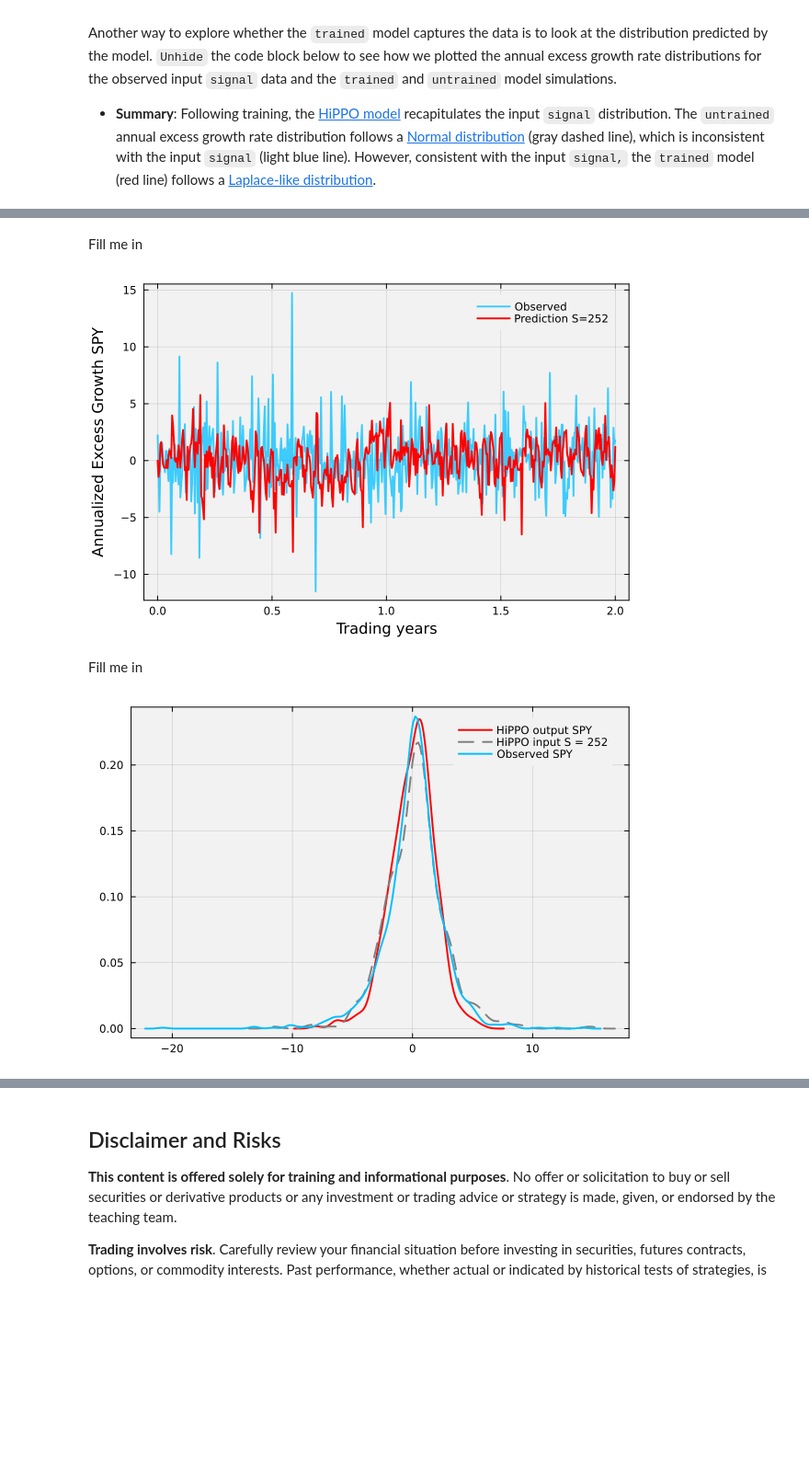
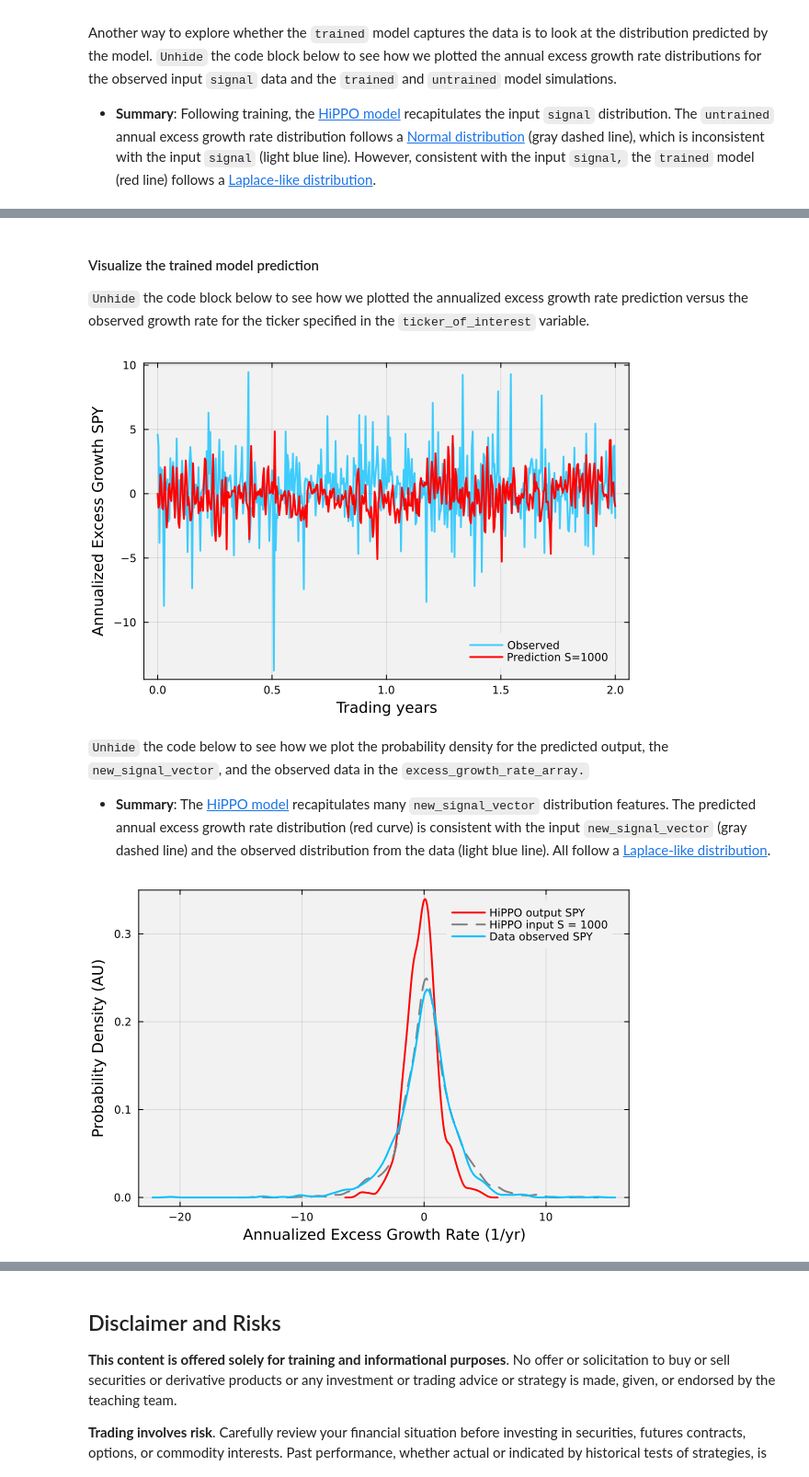
Before and after one commit to varnerlab/CHEME-130-eCornell-Repository, a Jupyter notebook: courses/CHEME-132/module-2/CHEME-132-Module-2-Advanced-Hippo-SSM.ipynb, the cells around one changed output, grey strips where cells are left out. Shown at 92% size. Drawn from its saved outputs; the diff is of its cells as text; code cells hidden in the pictures; blank space fills up the shorter version.

```diff
--- a/courses/CHEME-132/module-2/CHEME-132-Module-2-Advanced-Hippo-SSM.ipynb
+++ b/courses/CHEME-132/module-2/CHEME-132-Module-2-Advanced-Hippo-SSM.ipynb
@@ -79,7 +79,7 @@ signal = excess_growth_rate_array[1:L];
 To build the [MySisoLegSHippoModel instance](https://varnerlab.github.io/VLQuantitativeFinancePackage.jl/dev/equity/#VLQuantitativeFinancePackage.MySisoLegSHippoModel), which holds data about this model, we use a specialized [build function](https://varnerlab.github.io/VLQuantitativeFinancePackage.jl/dev/equity/#VLQuantitativeFinancePackage.build-Tuple{Type{MySisoLegSHippoModel},%20NamedTuple}). In particular, we pass the `number_of_hidden_states` variable, the time step `Δt,` the initial signal value `uₒ` and an initial guess of the `C` matrix to the [build function](https://varnerlab.github.io/VLQuantitativeFinancePackage.jl/dev/equity/#VLQuantitativeFinancePackage.build-Tuple{Type{MySisoLegSHippoModel},%20NamedTuple}) and it returns a populated [MySisoLegSHippoModel instance](https://varnerlab.github.io/VLQuantitativeFinancePackage.jl/dev/equity/#VLQuantitativeFinancePackage.MySisoLegSHippoModel):
 * The [build function](https://varnerlab.github.io/VLQuantitativeFinancePackage.jl/dev/equity/#VLQuantitativeFinancePackage.build-Tuple{Type{MySisoLegSHippoModel},%20NamedTuple}) populates the $\mathbf{A}$ and $\mathbf{B}$ matrices according to the [HiPPO LegS parameterization](https://arxiv.org/abs/2008.07669) and uses a bilinear discretization scheme to compute the discrete $\hat{\mathbf{A}}$ and $\hat{\mathbf{B}}$ matrices. The discrete matrix $\hat{\mathbf{C}}$ is estimated from data using the [estimate_hippo_parameters function](https://varnerlab.github.io/VLQuantitativeFinancePackage.jl/dev/equity/#VLQuantitativeFinancePackage.estimate_hippo_parameters-Tuple{MySisoLegSHippoModel,%20NamedTuple,%20Array{Float64}}), see below for further discussion of model identification.
 # %%
-number_of_hidden_states = 500;
+number_of_hidden_states = 750;
 model = build(MySisoLegSHippoModel, (
     number_of_hidden_states = number_of_hidden_states,
     Δt = Δt,
@@ -208,7 +210,3 @@ end
 # %%
-d = fit_mle(Laplace, signal);
-new_signal_vector = Array{Float64,1}();
-for i ∈ 0:2*(252)
-    r = rand(d);
-    push!(new_signal_vector, r);
-end
+d = fit_mle(Laplace, excess_growth_rate_array[(L+1):end]);
+new_signal_vector = rand(d, excess_growth_rate_array |> length);
@@ -215,10 +215,11 @@ end
 # %%
 tspan = (start = 0.0, stop = 2.0, step = 1/252);
-S = 252; # buffer
+S = 1000; # buffer
 B = abs.(new_signal_vector) |> maximum
 (T3,X3,Y3) = prediction(model_updated, tspan, new_signal_vector, S = S, B=(B/3));
 # %% [markdown]
-Fill me in
+#### Visualize the trained model prediction
+`Unhide` the code block below to see how we plotted the annualized excess growth rate prediction versus the observed growth rate for the ticker specified in the `ticker_of_interest` variable.
 # %%
 let
 
@@ -231,14 +232,19 @@ let
     plot!(p1, T3,Y3,label="Prediction S=$(S)", lw=2, c=:red, xlabel="Trading years", ylabel="Annualized Excess Growth $(ticker_of_interest)", fontsize=18)
 end
 # %% [output]
-[figure, old version]
+[figure, new version]
 # %% [markdown]
-Fill me in
+`Unhide` the code below to see how we plot the probability density for the predicted output, the `new_signal_vector`, and the observed data in the `excess_growth_rate_array.`
+* __Summary__: The [HiPPO model](https://arxiv.org/abs/2008.07669) recapitulates many `new_signal_vector` distribution features.  The predicted annual excess growth rate distribution (red curve) is consistent with the input `new_signal_vector` (gray dashed line) and the observed distribution from the data (light blue line). All follow a [Laplace-like distribution](https://en.wikipedia.org/wiki/Laplace_distribution).
 # %%
-density(Y3, label="HiPPO output $(ticker_of_interest)", lw=2, c=:red, bg="gray95", background_color_outside="white",
-        framestyle = :box, fg_legend = :transparent)
-density!(new_signal_vector,c=:gray, label="HiPPO input S = $(S)", lw=2, ls=:dash)
-density!(excess_growth_rate_array, c=:deepskyblue, label="Observed $(ticker_of_interest)", lw=2)
+let
+    density(Y3, label="HiPPO output $(ticker_of_interest)", lw=2, c=:red, bg="gray95", background_color_outside="white",
+            framestyle = :box, fg_legend = :transparent)
+    density!(new_signal_vector,c=:gray, label="HiPPO input S = $(S)", lw=2, ls=:dash)
+    density!(excess_growth_rate_array, c=:deepskyblue, label="Data observed $(ticker_of_interest)", lw=2)
+    xlabel!("Annualized Excess Growth Rate (1/yr)", fontsize=18)
+    ylabel!("Probability Density (AU)", fontsize=18)
+end
 # %% [output]
-[figure, old version]
+[figure, new version]
 # %% [markdown]
```
Also changed, not shown: parts of 11 cells of this notebook.
